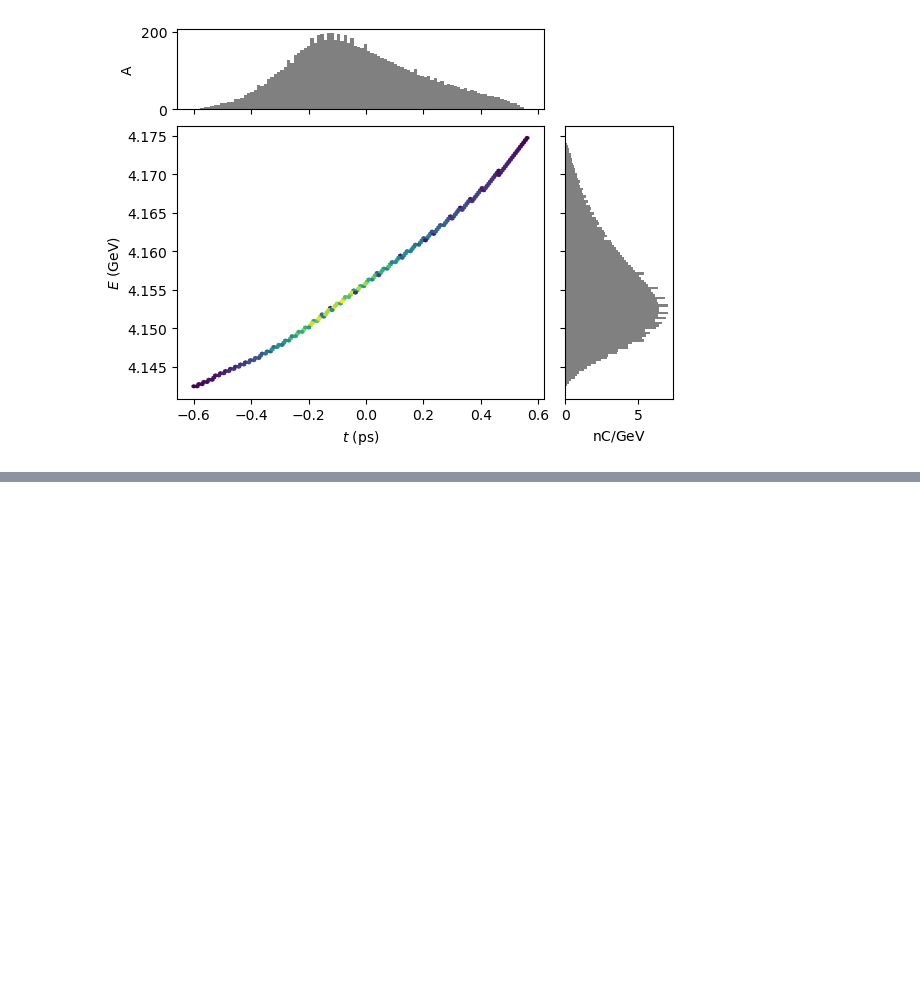
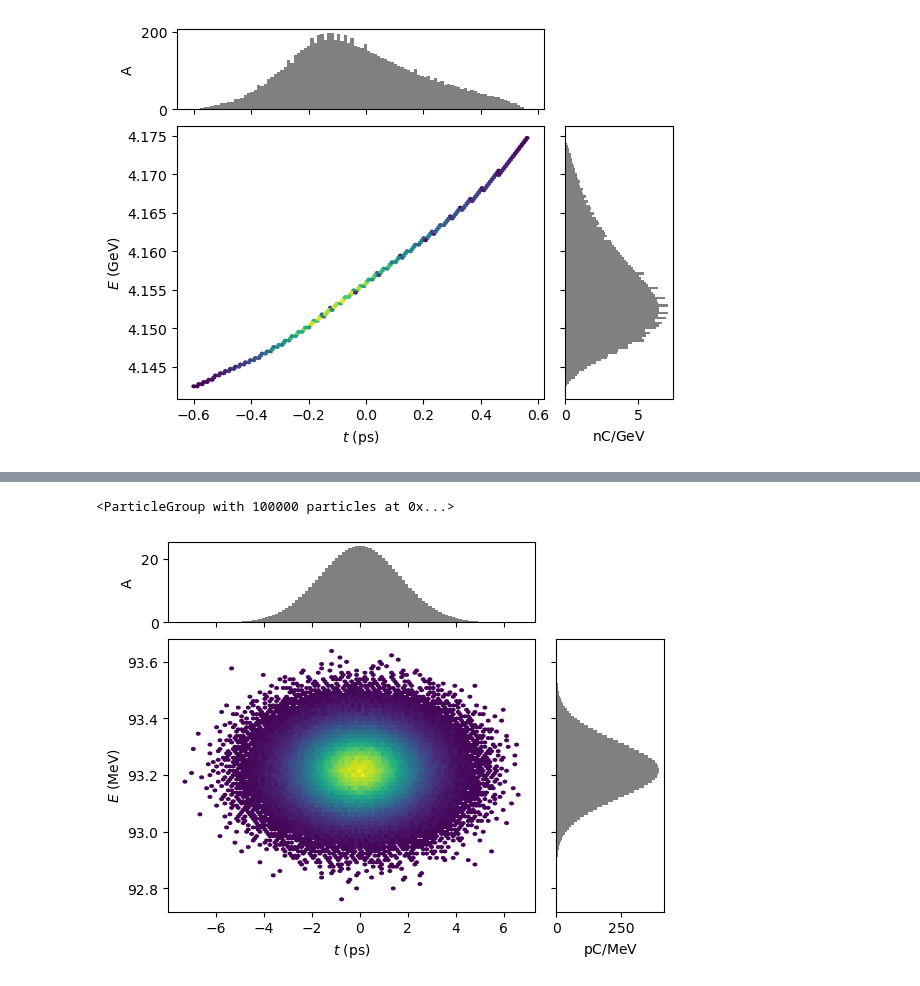
Before and after one commit to slaclab/lume-eblt, a Jupyter notebook: docs/examples/test2.ipynb, the cells around one changed output, grey strips where cells are left out. Drawn from its saved outputs; the diff is of its cells as text; code cells hidden in the pictures; blank space fills up the shorter version.

```diff
--- a/docs/examples/test2.ipynb
+++ b/docs/examples/test2.ipynb
@@ -120,0 +36,14 @@ root:NXroot
+# %%
+G = Generator('./example1/image.in.yaml')
+# %%
+G.run()
+# %% [output]
+<ParticleGroup with 100000 particles at 0x...>
+# %%
+Pg = G.particles
+# %%
+Pg.t = Pg.z/3e8
+# %%
+Pg.plot('t', 'energy', bins = 100)
+# %% [output]
+[figure, added]
```
Also changed, not shown: parts of 13 cells of this notebook, 7 other files.
